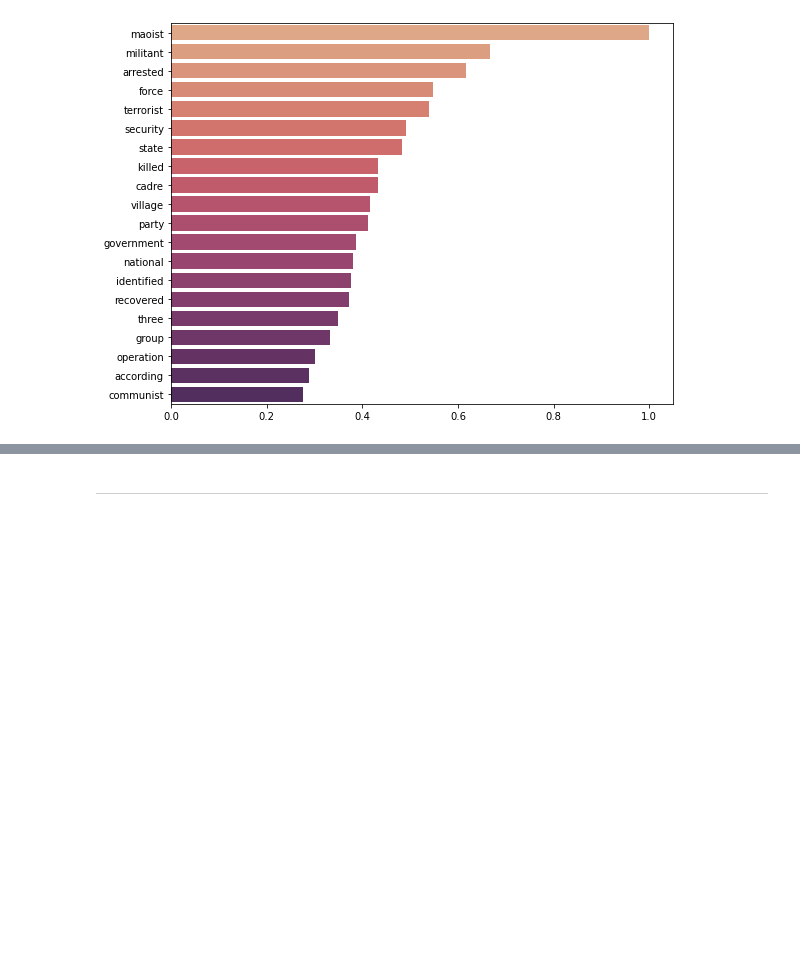
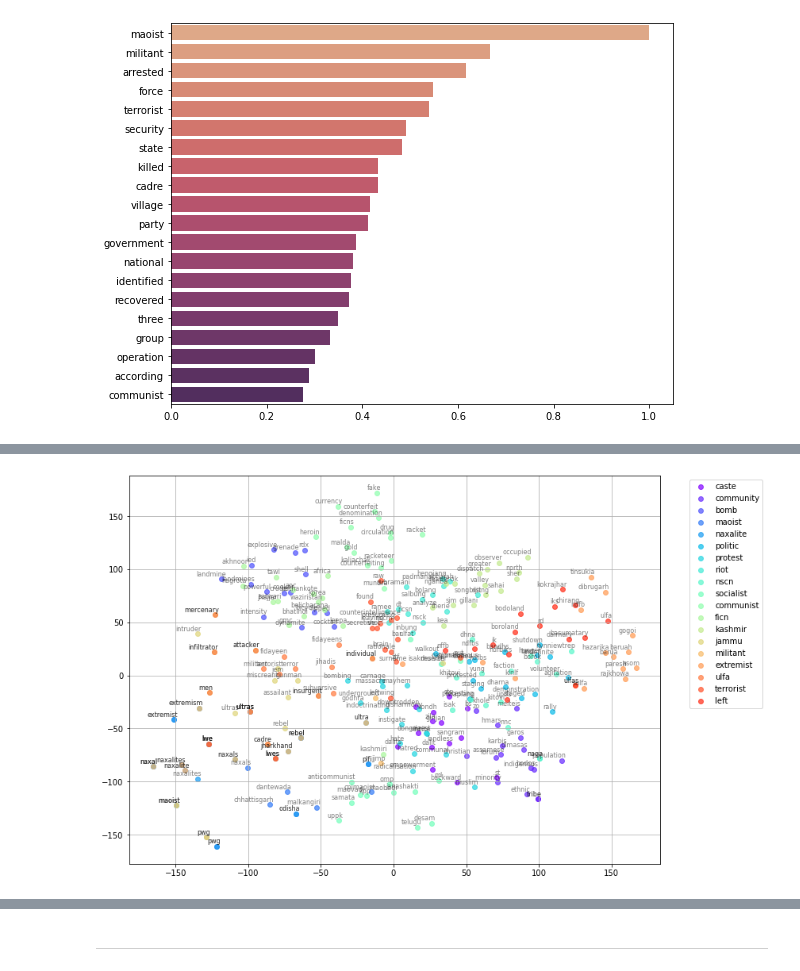
Before and after one commit to jonathanold/conflict-india, a Jupyter notebook: code/satp_descriptive_analysis.ipynb, the cells around one changed output, grey strips where cells are left out. Cells and saved outputs as stored; diff of their text form; code cells hidden in the pictures; blank space fills up the shorter version.

```diff
--- a/code/satp_descriptive_analysis.ipynb
+++ b/code/satp_descriptive_analysis.ipynb
@@ -466,0 +477,5 @@ generate_3d_plot(full_new_embeddings)
+# %%
+# y-z projection
+tsne_plot_similar_words(full_sample, full_new_embeddings[:, :, [1, 2]], full_clusters, a=0.7)
+# %% [output]
+[figure, added]
```
Also changed, not shown: parts of 7 cells of this notebook.
